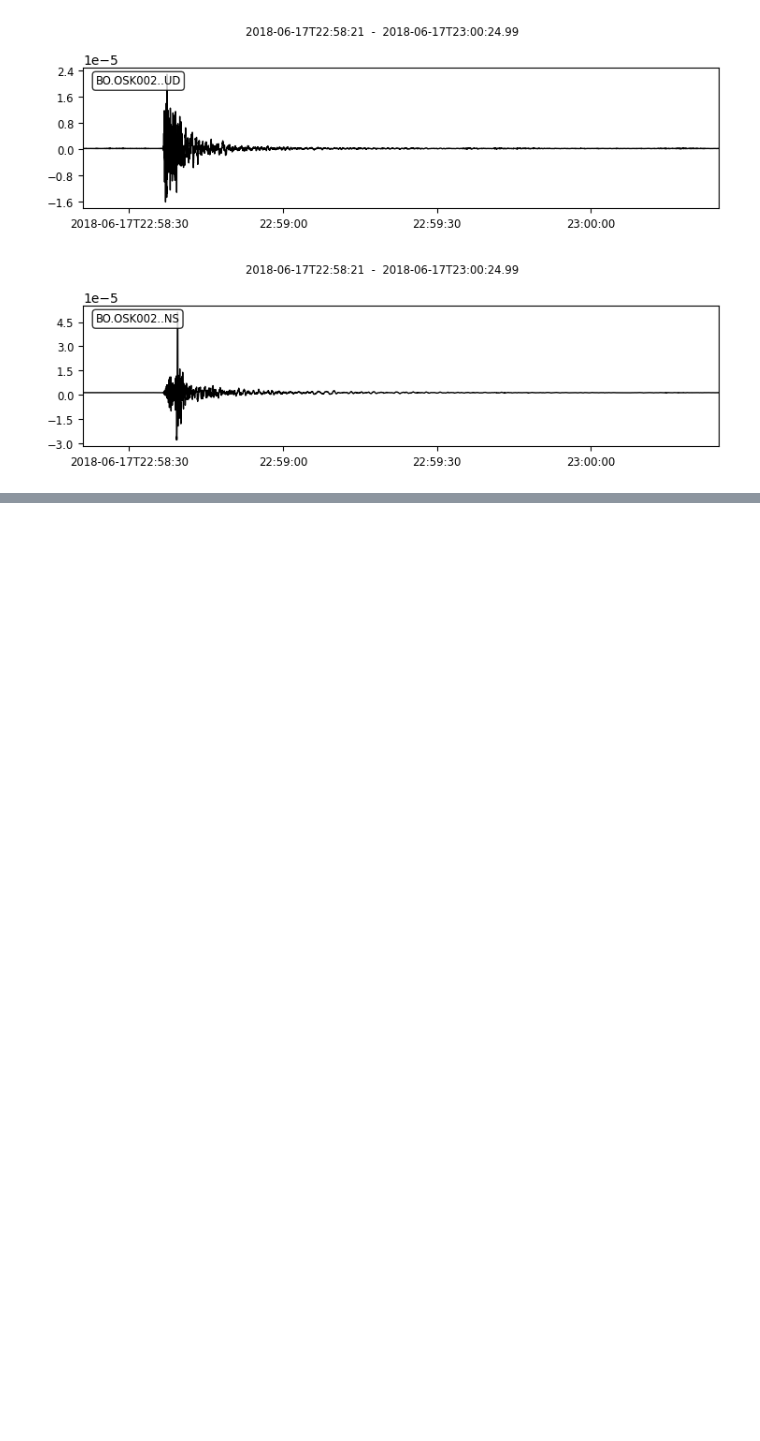
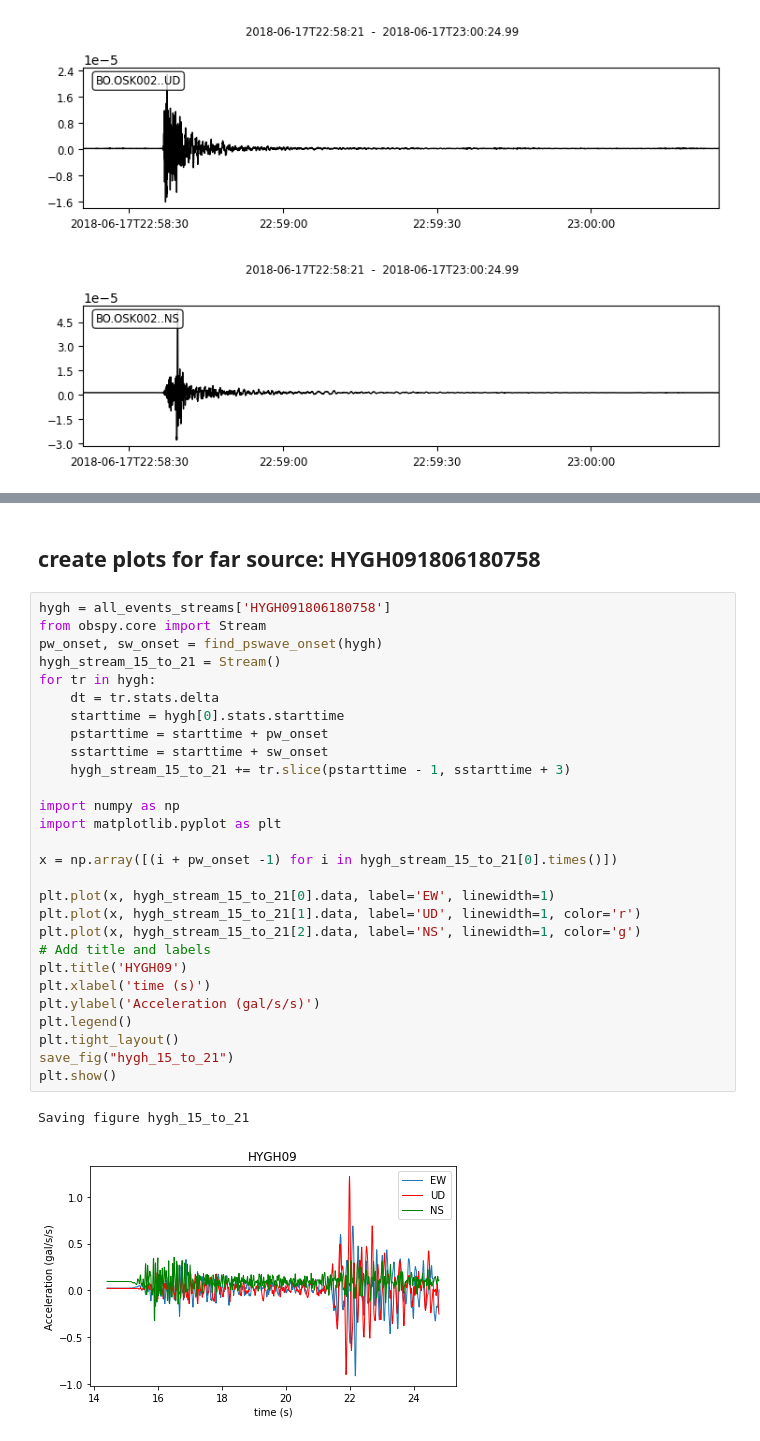
Before and after one commit to SaheedAde/earthquake_early_warning_system, a Jupyter notebook: test_obspy.ipynb, the cells around one changed output, grey strips where cells are left out. Drawn from its saved outputs; the diff is of its cells as text; blank space fills up the shorter version.

```diff
--- a/test_obspy.ipynb
+++ b/test_obspy.ipynb
@@ -252,6 +255,39 @@ plt.show()
 # %% [output]
 Saving figure osaka002_15_to_21
 [figure]
+# %% [markdown]
+## create plots for far source: HYGH091806180758
+# %%
+hygh = all_events_streams['HYGH091806180758']
+from obspy.core import Stream
+pw_onset, sw_onset = find_pswave_onset(hygh)
+hygh_stream_15_to_21 = Stream()
+for tr in hygh:
+    dt = tr.stats.delta
+    starttime = hygh[0].stats.starttime
+    pstarttime = starttime + pw_onset
+    sstarttime = starttime + sw_onset
+    hygh_stream_15_to_21 += tr.slice(pstarttime - 1, sstarttime + 3)
+
+import numpy as np
+import matplotlib.pyplot as plt
+
+x = np.array([(i + pw_onset -1) for i in hygh_stream_15_to_21[0].times()])
+
+plt.plot(x, hygh_stream_15_to_21[0].data, label='EW', linewidth=1)
+plt.plot(x, hygh_stream_15_to_21[1].data, label='UD', linewidth=1, color='r')
+plt.plot(x, hygh_stream_15_to_21[2].data, label='NS', linewidth=1, color='g')
+# Add title and labels
+plt.title('HYGH09')
+plt.xlabel('time (s)')
+plt.ylabel('Acceleration (gal/s/s)')
+plt.legend()
+plt.tight_layout()
+save_fig("hygh_15_to_21")
+plt.show()
+# %% [output]
+Saving figure hygh_15_to_21
+[figure, added]
 # %%
 from obspy.geodetics import gps2dist_azimuth
 
```
Also changed, not shown: parts of 6 cells of this notebook, 8 other files.
